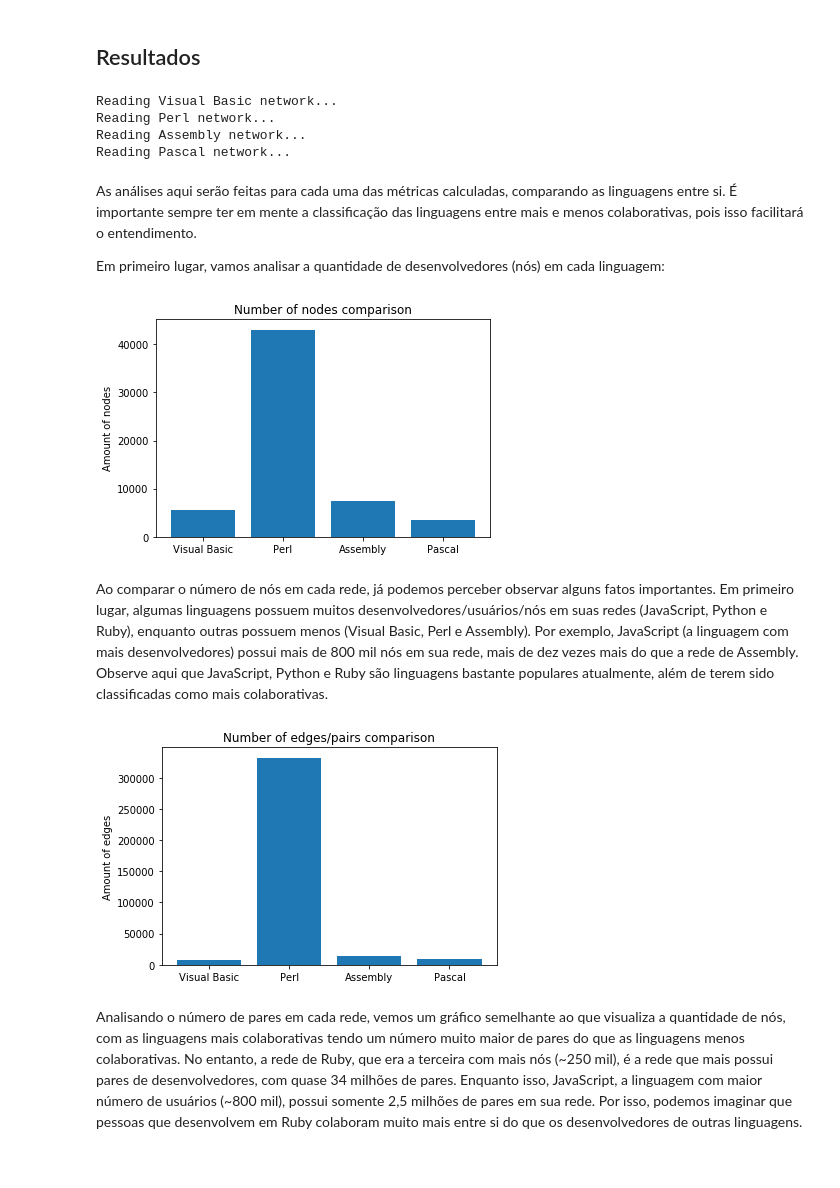
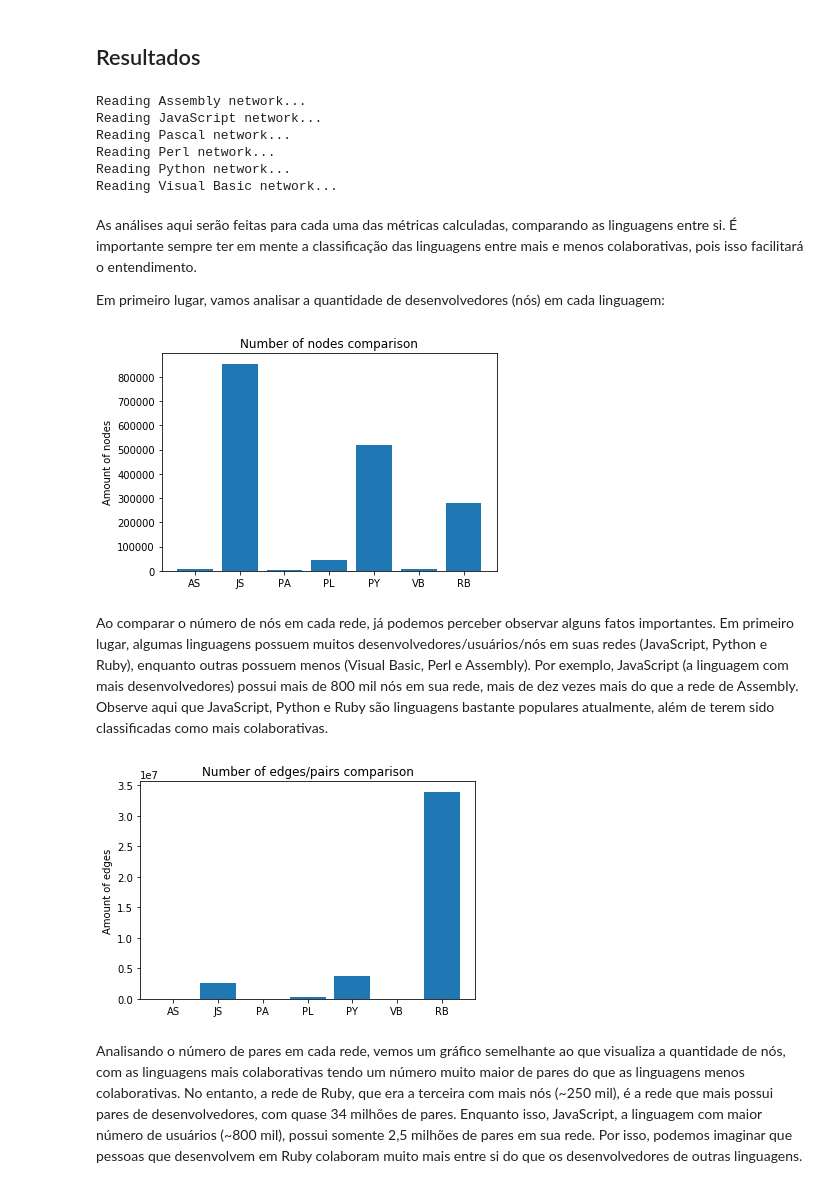
Before and after one commit to opgabriel/IntroDataScience-GitHub, a Jupyter notebook: [ICD] Projeto Final - Gabriel Oliveira.ipynb, the cells around one changed output. Saved outputs shown, nothing was run; the diff lists cells and outputs as text; code cells hidden in the pictures.

```diff
--- a/[ICD] Projeto Final - Gabriel Oliveira.ipynb
+++ b/[ICD] Projeto Final - Gabriel Oliveira.ipynb
@@ -54,7 +54,7 @@ languages = {
     "PA": "Pascal",
     "PL": "Perl",
     "PY": "Python",
-    "RB": "Ruby",
+    #"RB": "Ruby",
     "VB": "Visual Basic"
 }
 
@@ -112,7 +112,7 @@ def network_metrics(G):
     avg_node_degree = (sum_degree/num_nodes)
 
     giant = max(nx.connected_component_subgraphs(G), key=len)
-    giant_size = 100 * (nx.number_of_nodes(giant) / nodes)
+    giant_size = 100 * (nx.number_of_edges(giant) / edges)
     giant.clear()
 
     return [nodes, edges, density, avg_cc, avg_node_degree, giant_size]
@@ -123,35 +123,39 @@ for language in languages:
     G = generate_network(language)
     metrics[language] = network_metrics(G)
     G.clear()
+
+metrics["RB"] = [279281, 33979590, 0.000871, 0.429, 243.34, 99.7] # Ja tinha rodado esses resultados antes, mas demorou muito para rodar novamente na versao final
 # %% [output]
+Reading Assembly network...
+Reading JavaScript network...
+Reading Pascal network...
+Reading Perl network...
+Reading Python network...
 Reading Visual Basic network...
-Reading Perl network...
-Reading Assembly network...
-Reading Pascal network...
 # %% [markdown]
 As análises aqui serão feitas para cada uma das métricas calculadas, comparando as linguagens entre si. É importante sempre ter em mente a classificação das linguagens entre mais e menos colaborativas, pois isso facilitará o entendimento.
 
 Em primeiro lugar, vamos analisar a quantidade de desenvolvedores (nós) em cada linguagem:
 # %%
-language_nodes = [metrics[language][0] for language in languages]
+language_nodes = [metrics[language][0] for language in metrics]
 
-plt.bar(languages.values(), language_nodes)
+plt.bar(metrics.keys(), language_nodes)
 plt.ylabel('Amount of nodes')
 plt.title("Number of nodes comparison")
 plt.savefig("plots/number_of_nodes.png")
 # %% [output]
-[figure, old version]
+[figure, new version]
 # %% [markdown]
 Ao comparar o número de nós em cada rede, já podemos perceber observar alguns fatos importantes. Em primeiro lugar, algumas linguagens possuem muitos desenvolvedores/usuários/nós em suas redes (JavaScript, Python e Ruby), enquanto outras possuem menos (Visual Basic, Perl e Assembly). Por exemplo, JavaScript (a linguagem com mais desenvolvedores) possui mais de 800 mil nós em sua rede, mais de dez vezes mais do que a rede de Assembly. Observe aqui que JavaScript, Python e Ruby são linguagens bastante populares atualmente, além de terem sido classificadas como mais colaborativas.
 # %%
-language_edges = [metrics[language][1] for language in languages]
+language_edges = [metrics[language][1] for language in metrics]
 
-plt.bar(languages.values(), language_edges)
+plt.bar(metrics.keys(), language_edges)
 plt.ylabel('Amount of edges')
 plt.title("Number of edges/pairs comparison")
 plt.savefig("plots/number_of_edges.png")
 # %% [output]
-[figure, old version]
+[figure, new version]
 # %% [markdown]
 Analisando o número de pares em cada rede, vemos um gráfico semelhante ao que visualiza a quantidade de nós, com as linguagens mais colaborativas tendo um número muito maior de pares do que as linguagens menos colaborativas. No entanto, a rede de Ruby, que era a terceira com mais nós (~250 mil), é a rede que mais possui pares de desenvolvedores, com quase 34 milhões de pares. Enquanto isso, JavaScript, a linguagem com maior número de usuários (~800 mil), possui somente 2,5 milhões de pares em sua rede. Por isso, podemos imaginar que pessoas que desenvolvem em Ruby colaboram muito mais entre si do que os desenvolvedores de outras linguagens.
 # %%
```
Also changed, not shown: parts of 6 cells of this notebook, 14 other files.
